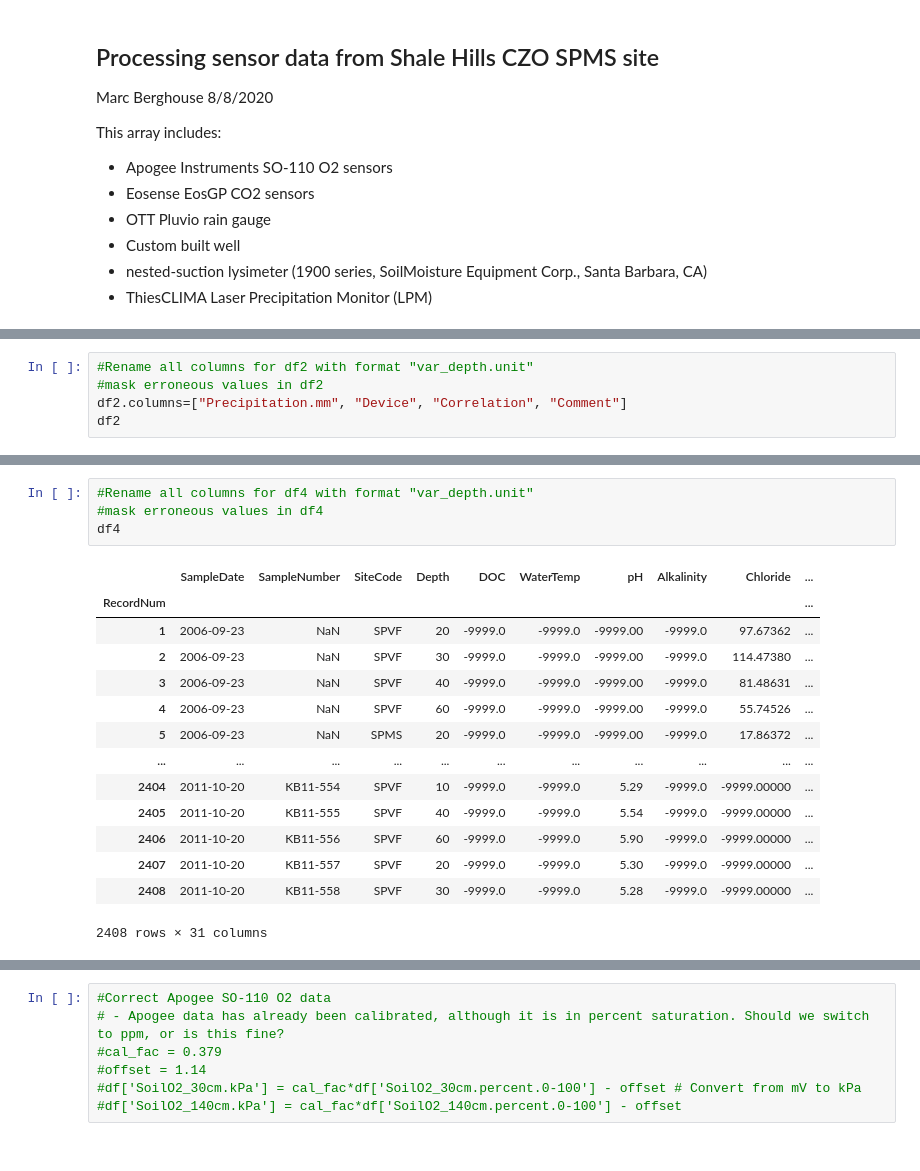
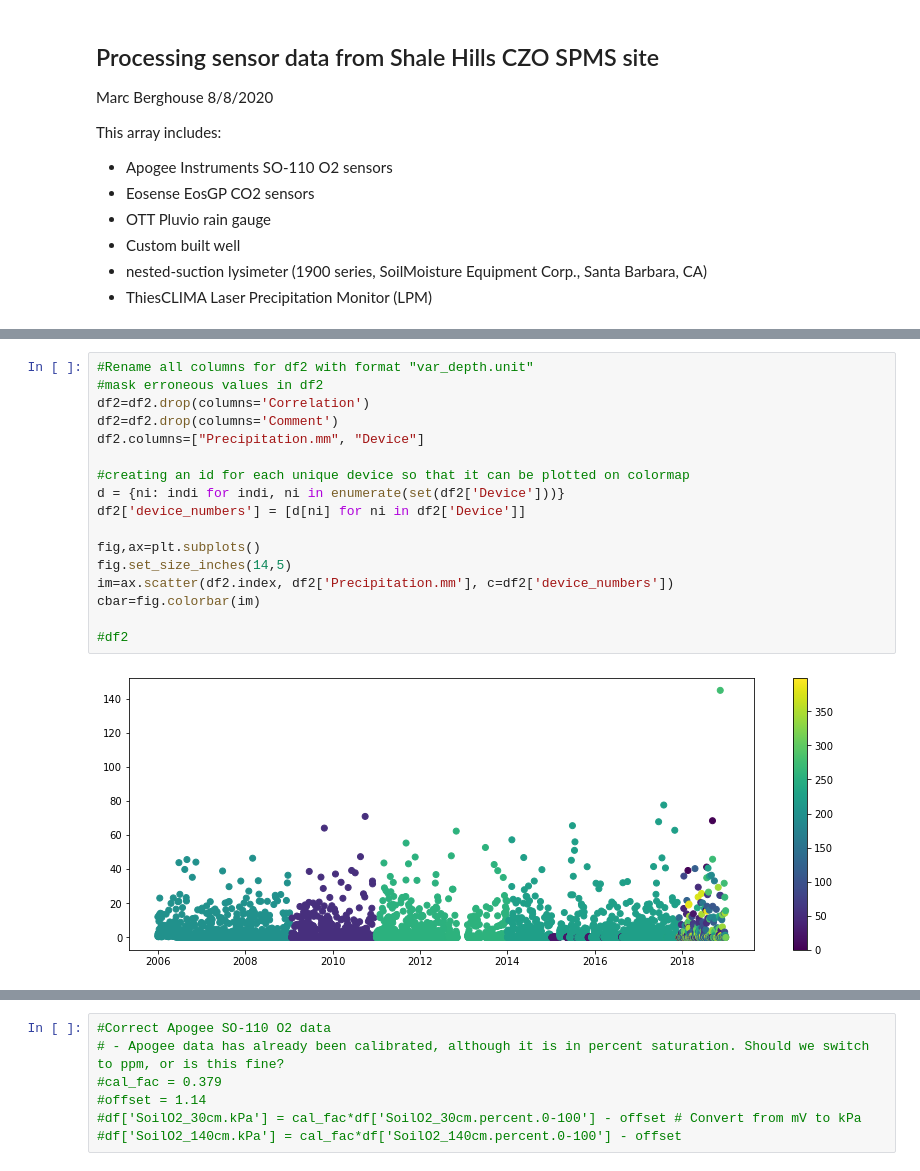
Before and after one commit to mberghouse/CO2-Data, a Jupyter notebook: Python processing/Shale Hills CZO/SPMS_processing.ipynb, the cells around one changed output, grey strips where cells are left out. Drawn from its saved outputs; the diff is of its cells as text.

```diff
--- a/Python processing/Shale Hills CZO/SPMS_processing.ipynb
+++ b/Python processing/Shale Hills CZO/SPMS_processing.ipynb
@@ -87,5 +86,0 @@ df1["DiffVolt_30cm.mV"].mask(df1["DiffVolt_30cm.mV"]>=100, inplace=True)
-# %%
-#Rename all columns for df2 with format "var_depth.unit"
-#mask erroneous values in df2
-df2.columns=["Precipitation.mm", "Device", "Correlation", "Comment"]
-df2
@@ -126,19 +87,19 @@ df3
-# %%
-#Rename all columns for df4 with format "var_depth.unit"
-#mask erroneous values in df4
-df4
-# %% [output]
-|  | SampleDate | SampleNumber | SiteCode | Depth | DOC | WaterTemp | pH | Alkalinity | Chloride | ... |
-| RecordNum |  |  |  |  |  |  |  |  |  | ... |
-| 1 | 2006-09-23 | NaN | SPVF | 20 | -9999.0 | -9999.0 | -9999.00 | -9999.0 | 97.67362 | ... |
-| 2 | 2006-09-23 | NaN | SPVF | 30 | -9999.0 | -9999.0 | -9999.00 | -9999.0 | 114.47380 | ... |
-| 3 | 2006-09-23 | NaN | SPVF | 40 | -9999.0 | -9999.0 | -9999.00 | -9999.0 | 81.48631 | ... |
-| 4 | 2006-09-23 | NaN | SPVF | 60 | -9999.0 | -9999.0 | -9999.00 | -9999.0 | 55.74526 | ... |
-| 5 | 2006-09-23 | NaN | SPMS | 20 | -9999.0 | -9999.0 | -9999.00 | -9999.0 | 17.86372 | ... |
-| ... | ... | ... | ... | ... | ... | ... | ... | ... | ... | ... |
-| 2404 | 2011-10-20 | KB11-554 | SPVF | 10 | -9999.0 | -9999.0 | 5.29 | -9999.0 | -9999.00000 | ... |
-| 2405 | 2011-10-20 | KB11-555 | SPVF | 40 | -9999.0 | -9999.0 | 5.54 | -9999.0 | -9999.00000 | ... |
-| 2406 | 2011-10-20 | KB11-556 | SPVF | 60 | -9999.0 | -9999.0 | 5.90 | -9999.0 | -9999.00000 | ... |
-| 2407 | 2011-10-20 | KB11-557 | SPVF | 20 | -9999.0 | -9999.0 | 5.30 | -9999.0 | -9999.00000 | ... |
-| 2408 | 2011-10-20 | KB11-558 | SPVF | 30 | -9999.0 | -9999.0 | 5.28 | -9999.0 | -9999.00000 | ... |
-2408 rows × 31 columns
+# %%
+#Rename all columns for df2 with format "var_depth.unit"
+#mask erroneous values in df2
+df2=df2.drop(columns='Correlation')
+df2=df2.drop(columns='Comment')
+df2.columns=["Precipitation.mm", "Device"]
+
+#creating an id for each unique device so that it can be plotted on colormap
+d = {ni: indi for indi, ni in enumerate(set(df2['Device']))}
+df2['device_numbers'] = [d[ni] for ni in df2['Device']]
+
+fig,ax=plt.subplots()
+fig.set_size_inches(14,5)
+im=ax.scatter(df2.index, df2['Precipitation.mm'], c=df2['device_numbers'])
+cbar=fig.colorbar(im)
+
+#df2
+# %% [output]
+[figure, added]
```
Also changed, not shown: parts of 15 cells of this notebook, 6 other files.
